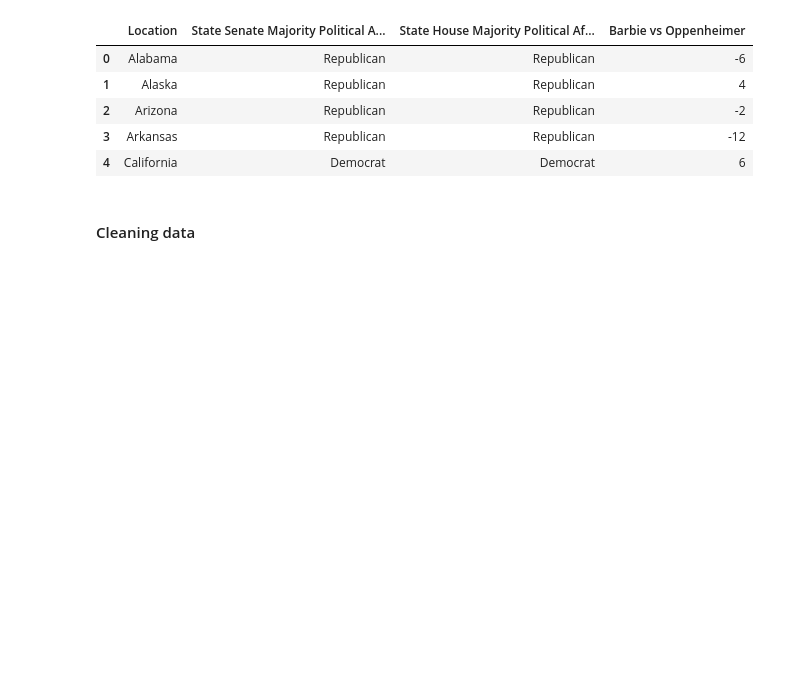
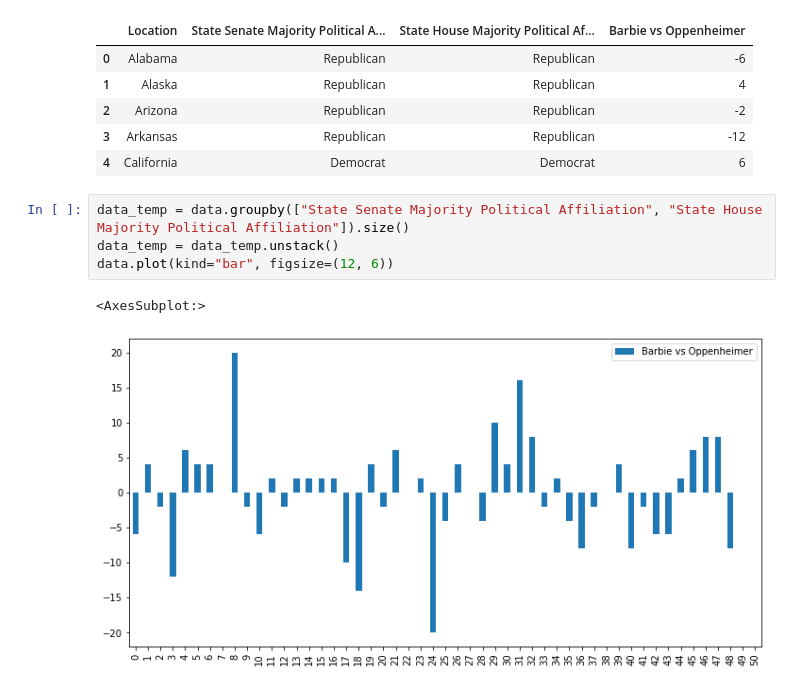
Before and after one commit to Arisyia/WiCS-Hacks-24, a Jupyter notebook: wics_hacks_24.ipynb, the cells around one changed output. Saved outputs shown, nothing was run; the diff lists cells and outputs as text; blank space fills up the shorter version.

Commit message:
Some graphs

```diff
--- a/wics_hacks_24.ipynb
+++ b/wics_hacks_24.ipynb
@@ -13,5 +13,10 @@ data.head()
 | 2 | Arizona | Republican | Republican | -2 |
 | 3 | Arkansas | Republican | Republican | -12 |
 | 4 | California | Democrat | Democrat | 6 |
-# %% [markdown]
-#### Cleaning data
+# %%
+data_temp = data.groupby(["State Senate Majority Political Affiliation", "State House Majority Political Affiliation"]).size()
+data_temp = data_temp.unstack()
+data.plot(kind="bar", figsize=(12, 6))
+# %% [output]
+<AxesSubplot:>
+[figure, added]
```
Also changed, not shown: parts of 1 cell of this notebook.
